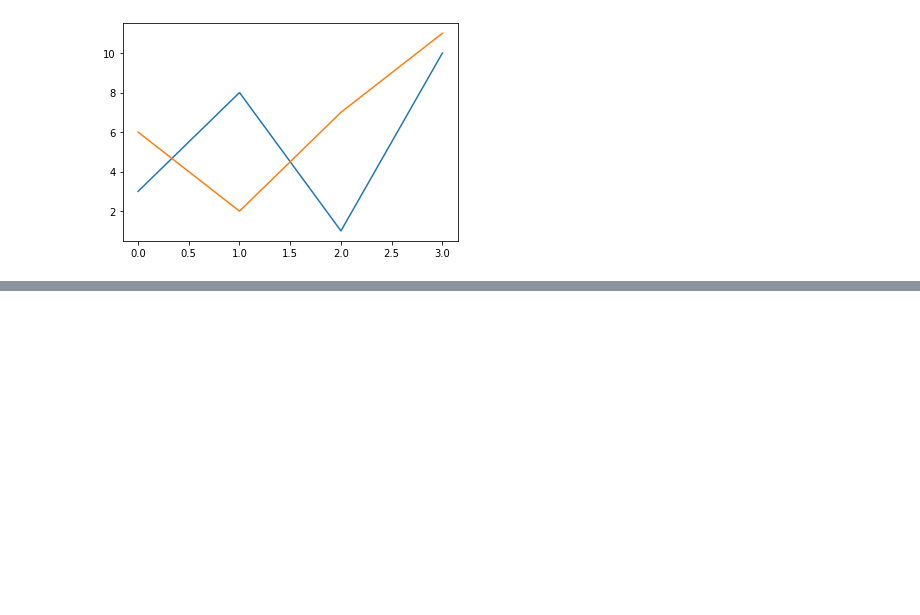
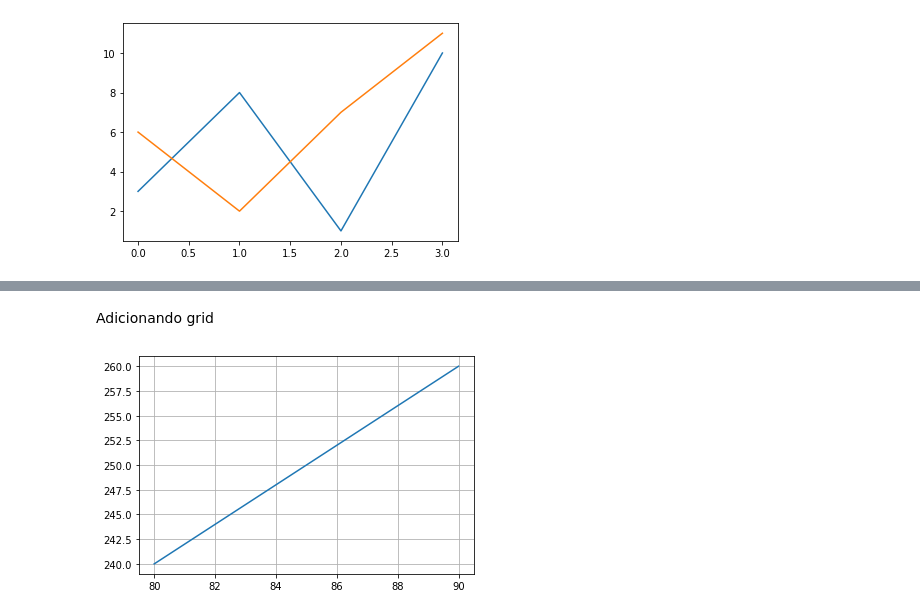
Before and after one commit to batista7557/Gr-ficos-com-Matplotlib, a Jupyter notebook: MatPlot.ipynb, the cells around one changed output, grey strips where cells are left out. Saved outputs shown, nothing was run; the diff lists cells and outputs as text; code cells hidden in the pictures; blank space fills up the shorter version.

```diff
--- a/MatPlot.ipynb
+++ b/MatPlot.ipynb
@@ -131,0 +176,8 @@ plt.show()
+# %% [markdown]
+Adicionando grid
+# %%
+plt.plot(x, y)
+plt.grid()
+plt.show()
+# %% [output]
+[figure, added]
```
Also changed, not shown: parts of 22 cells of this notebook.
